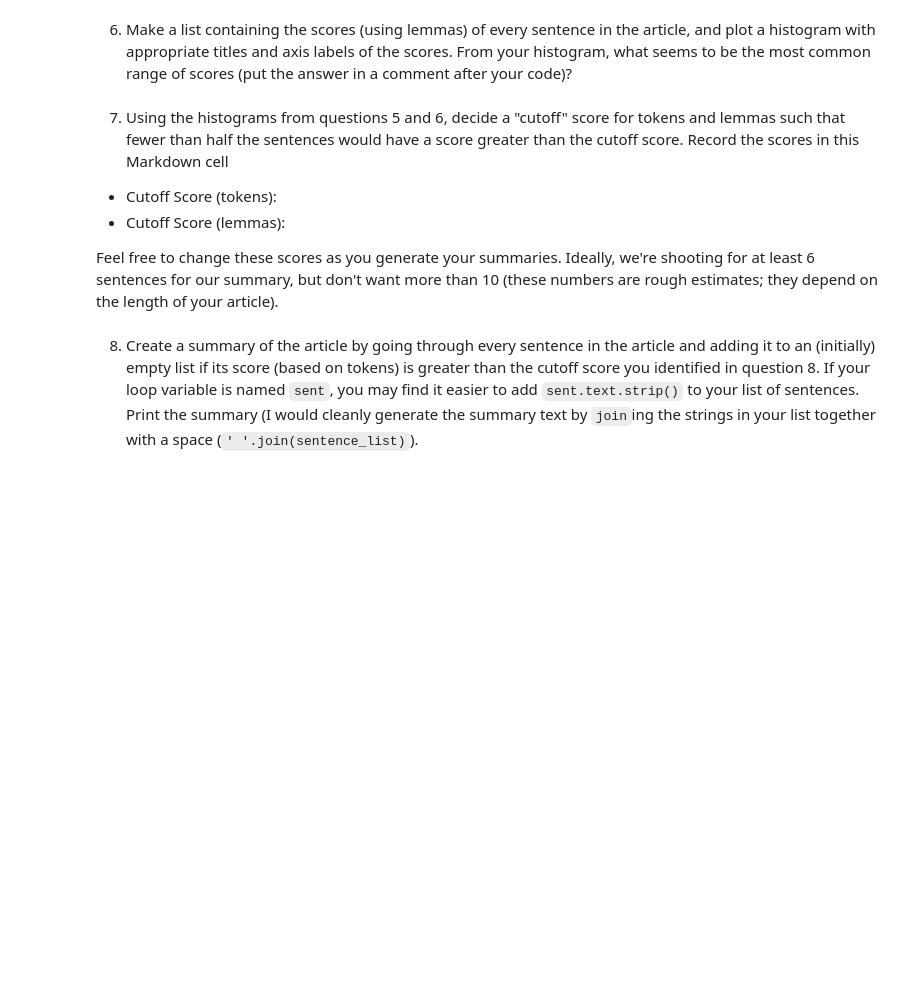
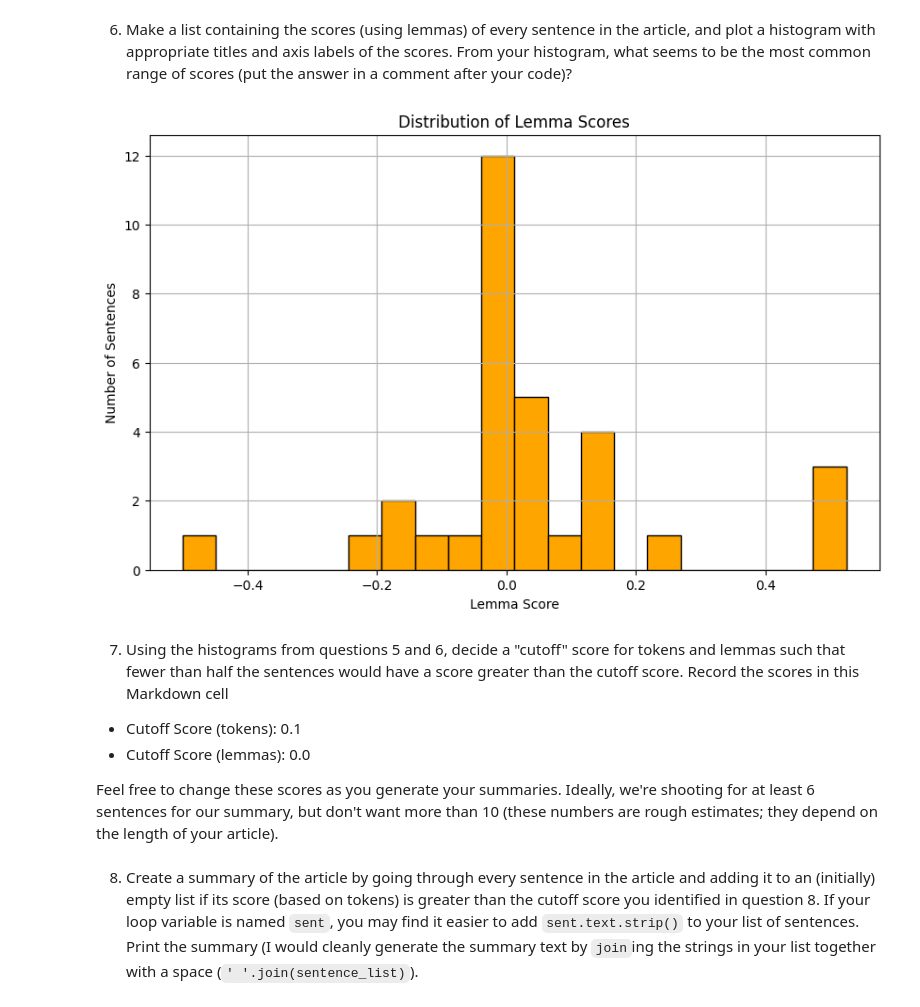
Before and after one commit to TKonkin/article-summarizer, a Jupyter notebook: article-summarizer.ipynb, the cells around one changed output. Cells and saved outputs as stored; diff of their text form; code cells hidden in the pictures; blank space fills up the shorter version.

```diff
--- a/article-summarizer.ipynb
+++ b/article-summarizer.ipynb
@@ -288,2 +133,22 @@ Number of Sentences: 1
 # %% [markdown]
 4. Load the article text into a trained `spaCy` pipeline, and determine the 5 most frequent lemmas (converted to lower case).  Print the common lemmas with an appropriate label.  Additionally, print the lemmas with their frequencies (with appropriate labels).
+# %%
+lemmas = []
+
+for token in doc:
+
+    if not token.is_stop and not token.is_punct and not token.is_space:
+
+        lemmas.append(token.lemma_.lower())
+
+lemma_freq = Counter(lemmas)
+
+common_lemmas = lemma_freq.most_common(5)
+
+print("5 most common lemmas:")
+for lemma in common_lemmas:
+    print(lemma[0])
+
+print("5 most common lemmas, and their frequencies:")
+for lemma, freq in common_lemmas:
+    print(f"'{lemma}': {freq} times")
@@ -292,10 +187,42 @@ Number of Sentences: 1
 # %% [markdown]
 6. Make a list containing the scores (using lemmas) of every sentence in the article, and plot a histogram with appropriate titles and axis labels of the scores.  From your histogram, what seems to be the most common range of scores (put the answer in a comment after your code)?
+# %%
+lemma_scores = []
+
+for sentence in doc.sents:
+
+    lemmas_in_sentence = []
+
+    for token in sentence:
+
+        if not token.is_stop and not token.is_punct and not token.is_space:
+
+            lemmas_in_sentence.append(token.lemma_.lower())
+
+    clean_sentence = ' '.join(lemmas_in_sentence)
+
+    clean_doc = nlp(clean_sentence)
+
+    polarity_score = clean_doc._.blob.polarity
+
+    lemma_scores.append(polarity_score)
+
+plt.figure(figsize=(10, 6))
+plt.hist(lemma_scores, bins=20, color='orange', edgecolor='black')
+plt.title("Distribution of Lemma Scores")
+plt.xlabel("Lemma Score")
+plt.ylabel("Number of Sentences")
+plt.grid(True)
+plt.show()
+
+# the most common range of scores is -.02 to 0.2
+# %% [output]
+[figure, added]
 # %% [markdown]
 7. Using the histograms from questions 5 and 6, decide a "cutoff" score for tokens and lemmas such that fewer than half the sentences would have a score greater than the cutoff score.  Record the scores in this Markdown cell
 
-* Cutoff Score (tokens):
-* Cutoff Score (lemmas):
+* Cutoff Score (tokens): 0.1
+* Cutoff Score (lemmas):  0.0
 
 Feel free to change these scores as you generate your summaries.  Ideally, we're shooting for at least 6 sentences for our summary, but don't want more than 10 (these numbers are rough estimates; they depend on the length of your article).
 # %% [markdown]
```
Also changed, not shown: parts of 15 cells of this notebook, 3 other files.
